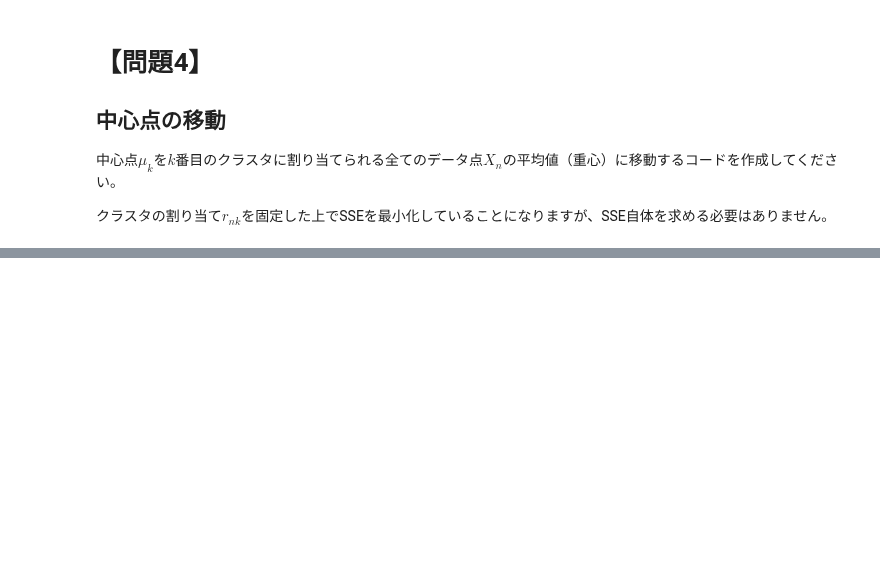
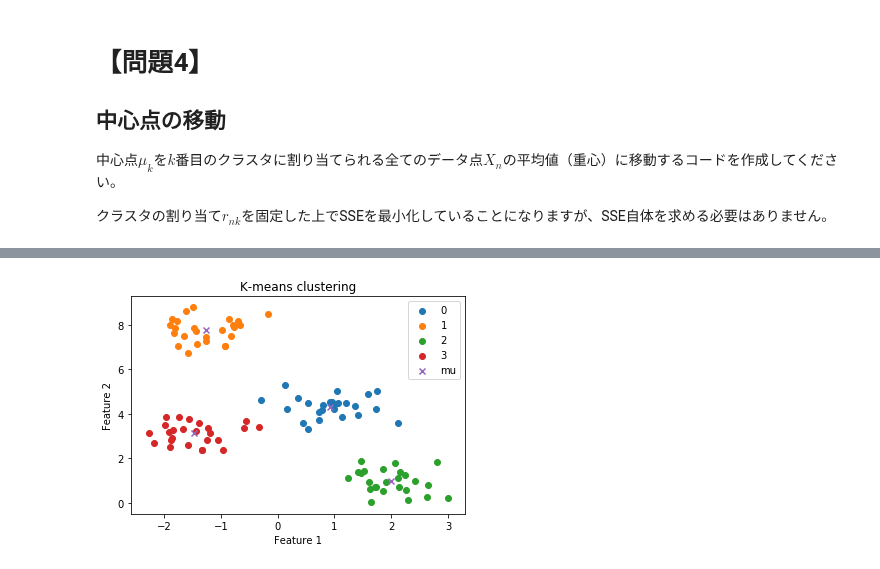
Before and after one commit to taiki-nakaso/diveintocode-ml, a Jupyter notebook: src/sprint/sprint7/sprint7.ipynb, the cells around one changed output, grey strips where cells are left out. Saved outputs shown, nothing was run; the diff lists cells and outputs as text; code cells hidden in the pictures; blank space fills up the shorter version.

```diff
--- a/src/sprint/sprint7/sprint7.ipynb
+++ b/src/sprint/sprint7/sprint7.ipynb
@@ -119,7 +9,0 @@ class ScratchKMeans():
-# %%
-a = np.array([1,1,1,0]).reshape(-1,1)
-b = np.array([[1,2], [3,4], [5,6], [7,8]])
-c = np.unique(np.nonzero(a*b)[0])
-print(c)
-print(b[c])
-print(np.mean(b[c], axis=0))
@@ -297,0 +483,3 @@ NumPyにはこの関数がnp.linalg.normとして用意されているため使
+# %%
+skm = ScratchKMeans(n_clusters=4, n_init=20, max_iter=20, tol=1.0e-6, verbose=True)
+skm.fit(X)
@@ -297,0 +524,24 @@ NumPyにはこの関数がnp.linalg.normとして用意されているため使
+# %%
+import matplotlib.pyplot as plt
+def plot_cluster(X, model):
+    """
+    与えられたデータから所属クラスタを予測してプロットする
+    """
+    _assigned_cluster = model.predict(X)
+    _mu = model.mu
+
+    %matplotlib inline
+    plt.title('K-means clustering')
+    plt.xlabel('Feature 1')
+    plt.ylabel('Feature 2')
+    for c in range(model.n_clusters):
+        Xc = X[_assigned_cluster == c]
+        plt.scatter(Xc[:, 0], Xc[:, 1], label=c)
+
+    plt.scatter(_mu[:, 0], _mu[:, 1], marker='x', label="mu")
+    plt.legend()
+    plt.show()
+# %%
+plot_cluster(X, skm)
+# %% [output]
+[figure, added]
```
Also changed, not shown: parts of 18 cells of this notebook.
